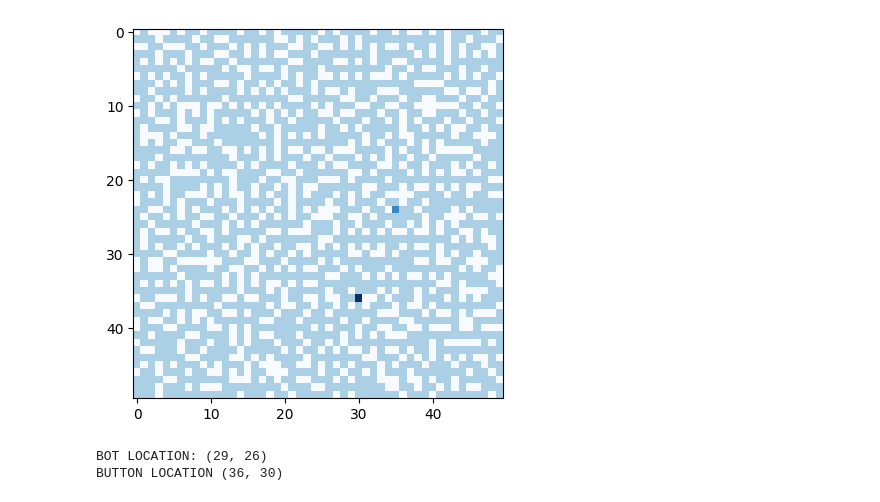
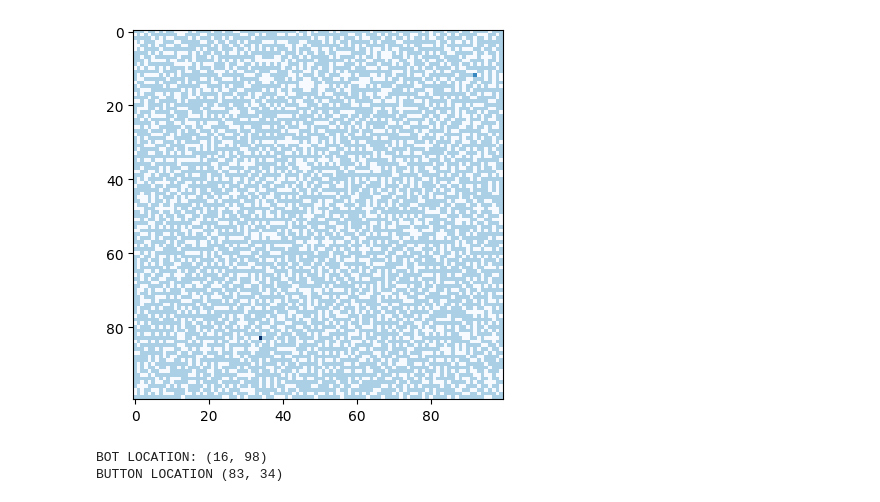
Before and after one commit to dem-ioak/AI-Project-One, a Jupyter notebook: src/Ship.ipynb, the cells around one changed output. Drawn from its saved outputs; the diff is of its cells as text; code cells hidden in the pictures.

```diff
--- a/src/Ship.ipynb
+++ b/src/Ship.ipynb
@@ -436,7 +452,7 @@ class Bot:
         while step_limit < 0 or i < step_limit:
 
             if self.ship.is_path_obstructed(path=path): # TODO: check that path is not obstructed
-                print("invalid path. querying bot again.")
+                # print("invalid path. querying bot again.")
                 path = bot_query()
                 curr_path_ind = 1
 
@@ -447,21 +463,25 @@ class Bot:
             next = path[curr_path_ind]
             curr_path_ind += 1
 
-            bot_dist, fire_dist = self.ship.early_stop_bfs(self.button, self.bot)
+            bfs_stop = False
+            if bfs_stop:
+                bot_dist, fire_dist = self.ship.early_stop_bfs(self.button, self.bot)
+
             i += 1
 
-            print("bot step:", next)
+            # print("bot step:", next)
 
             if next == () or next == (-1, -1): # no next move found
                 success = False
                 break
-            elif bot_dist == -1:
-                success = False
-                break
-            elif bot_dist < fire_dist:
-                success = True
-                i += bot_dist-1
-                break
+            elif bfs_stop:
+                if bot_dist == -1:# elif
+                    success = False
+                    break
+                elif bot_dist < fire_dist:
+                    success = True
+                    i += bot_dist-1
+                    break
             else: # move bot
                 self.move(next)
                 bot_path += [next]
@@ -478,21 +498,21 @@ class Bot:
         return success, i, bot_path
 # %%
 # Generate Ship
-D = 50 # ship size
+D = 100 # ship size
 q = 1   # flammability constant
 seed = None
 
 ship = Ship(D, q, seed)
 ship.display()
 
 test_bot = Bot(ship)
 #print(test_bot.query_bot_1())
 print("BOT LOCATION:", ship.bot_location)
 print("BUTTON LOCATION", ship.button_location)
 # %% [output]
-[figure, old version]
+[figure, new version]
-BOT LOCATION: (29, 26)
-BUTTON LOCATION (36, 30)
+BOT LOCATION: (16, 98)
+BUTTON LOCATION (83, 34)
 # %%
 result = test_bot.simulate(test_bot.bot_3)
 print(result[:2])
```
Also changed, not shown: parts of 9 cells of this notebook, 14 other files.
